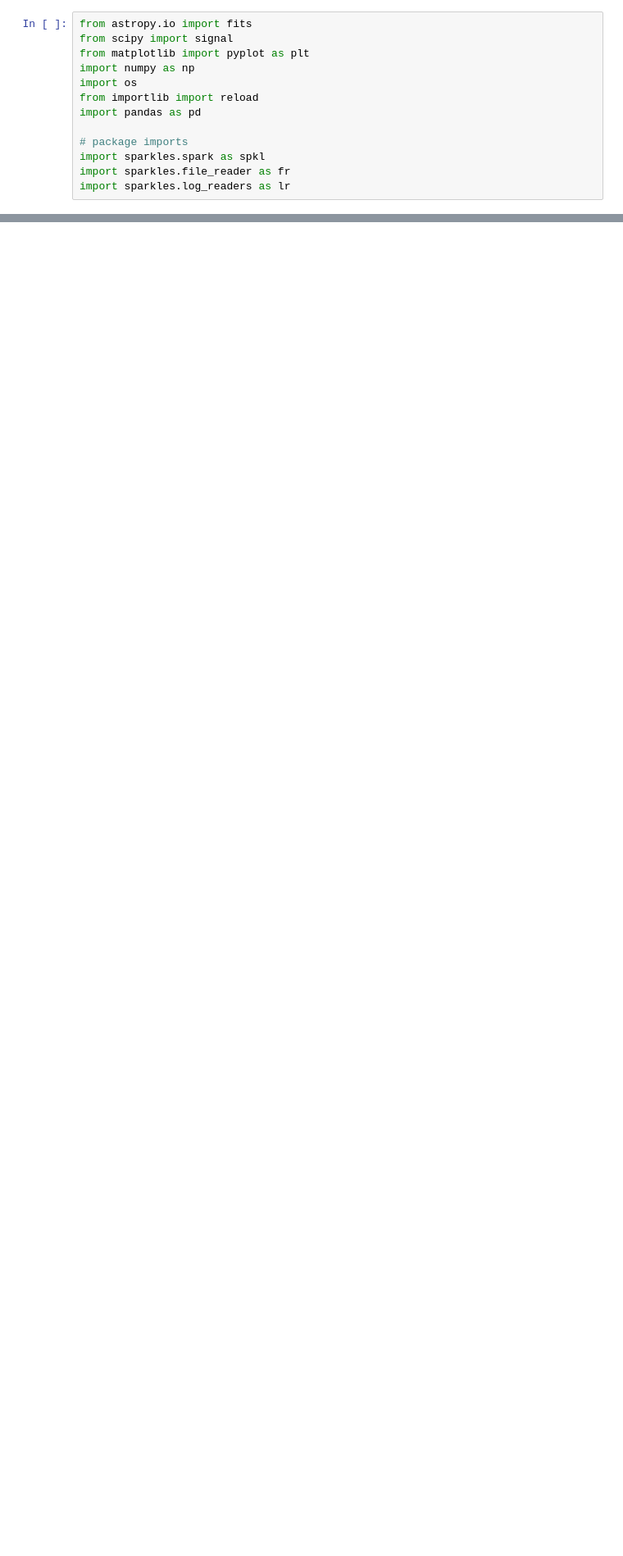
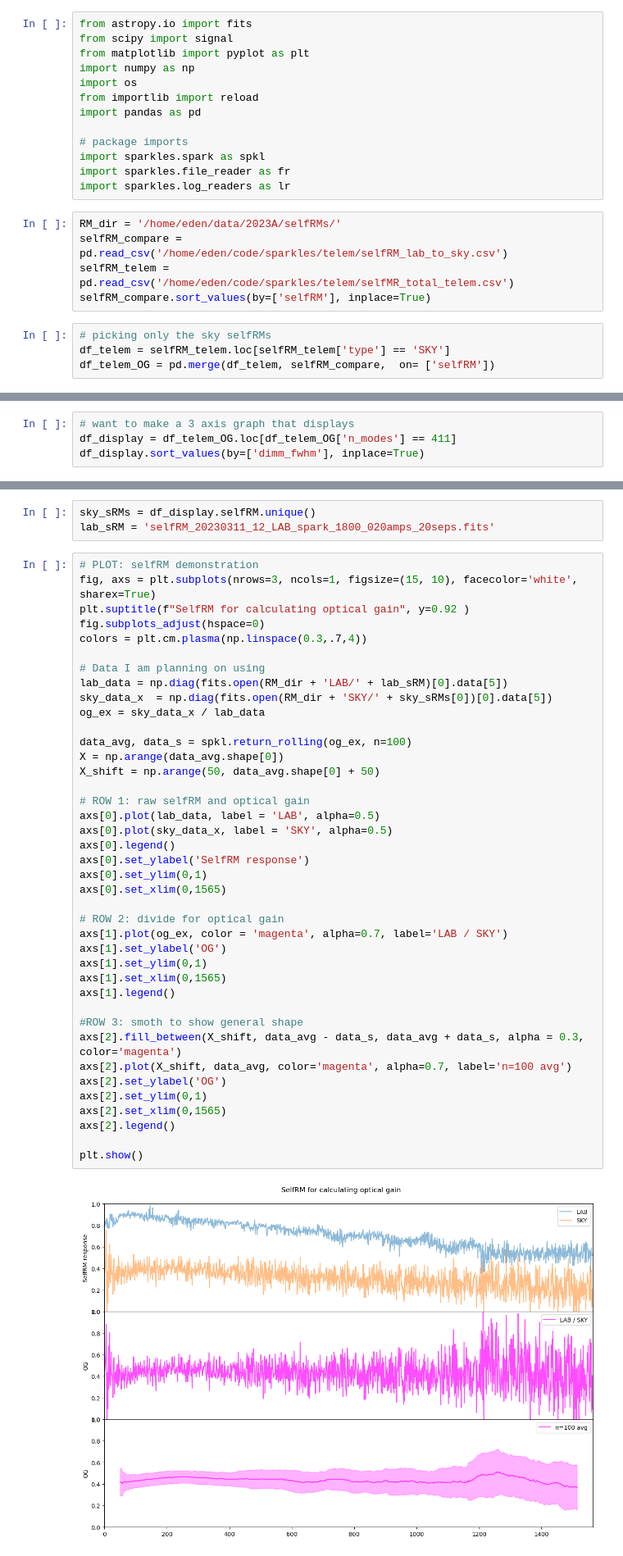
Before and after one commit to edenacadia/sparkles, a Jupyter notebook: telem/selfRM_DIMM_modes.ipynb, the cells around one changed output, grey strips where cells are left out. Shown: that part at 82% size. Cells and saved outputs as stored; diff of their text form; blank space fills up the shorter version.

Commit message:
better selfRM telem

```diff
--- a/telem/selfRM_DIMM_modes.ipynb
+++ b/telem/selfRM_DIMM_modes.ipynb
@@ -11,3 +11,12 @@ import pandas as pd
 import sparkles.spark as spkl
 import sparkles.file_reader as fr
 import sparkles.log_readers as lr
+# %%
+RM_dir = '/home/eden/data/2023A/selfRMs/'
+selfRM_compare = pd.read_csv('/home/eden/code/sparkles/telem/selfRM_lab_to_sky.csv')
+selfRM_telem = pd.read_csv('/home/eden/code/sparkles/telem/selfMR_total_telem.csv')
+selfRM_compare.sort_values(by=['selfRM'], inplace=True)
+# %%
+# picking only the sky selfRMs
+df_telem = selfRM_telem.loc[selfRM_telem['type'] == 'SKY']
+df_telem_OG = pd.merge(df_telem, selfRM_compare,  on= ['selfRM'])
@@ -13,0 +37,4 @@ import sparkles.log_readers as lr
+# %%
+# want to make a 3 axis graph that displays
+df_display = df_telem_OG.loc[df_telem_OG['n_modes'] == 411]
+df_display.sort_values(by=['dimm_fwhm'], inplace=True)
@@ -13,0 +52,45 @@ import sparkles.log_readers as lr
+# %%
+sky_sRMs = df_display.selfRM.unique()
+lab_sRM = 'selfRM_20230311_12_LAB_spark_1800_020amps_20seps.fits'
+# %%
+# PLOT: selfRM demonstration
+fig, axs = plt.subplots(nrows=3, ncols=1, figsize=(15, 10), facecolor='white', sharex=True)
+plt.suptitle(f"SelfRM for calculating optical gain", y=0.92 )
+fig.subplots_adjust(hspace=0)
+colors = plt.cm.plasma(np.linspace(0.3,.7,4))
+
+# Data I am planning on using
+lab_data = np.diag(fits.open(RM_dir + 'LAB/' + lab_sRM)[0].data[5])
+sky_data_x  = np.diag(fits.open(RM_dir + 'SKY/' + sky_sRMs[0])[0].data[5])
+og_ex = sky_data_x / lab_data
+
+data_avg, data_s = spkl.return_rolling(og_ex, n=100)
+X = np.arange(data_avg.shape[0])
+X_shift = np.arange(50, data_avg.shape[0] + 50)
+
+# ROW 1: raw selfRM and optical gain
+axs[0].plot(lab_data, label = 'LAB', alpha=0.5)
+axs[0].plot(sky_data_x, label = 'SKY', alpha=0.5)
+axs[0].legend()
+axs[0].set_ylabel('SelfRM response')
+axs[0].set_ylim(0,1)
+axs[0].set_xlim(0,1565)
+
+# ROW 2: divide for optical gain
+axs[1].plot(og_ex, color = 'magenta', alpha=0.7, label='LAB / SKY')
+axs[1].set_ylabel('OG')
+axs[1].set_ylim(0,1)
+axs[1].set_xlim(0,1565)
+axs[1].legend()
+
+#ROW 3: smoth to show general shape
+axs[2].fill_between(X_shift, data_avg - data_s, data_avg + data_s, alpha = 0.3, color='magenta')
+axs[2].plot(X_shift, data_avg, color='magenta', alpha=0.7, label='n=100 avg')
+axs[2].set_ylabel('OG')
+axs[2].set_ylim(0,1)
+axs[2].set_xlim(0,1565)
+axs[2].legend()
+
+plt.show()
+# %% [output]
+[figure, added]
```
Also changed, not shown: parts of 13 cells of this notebook, 4 other files.
